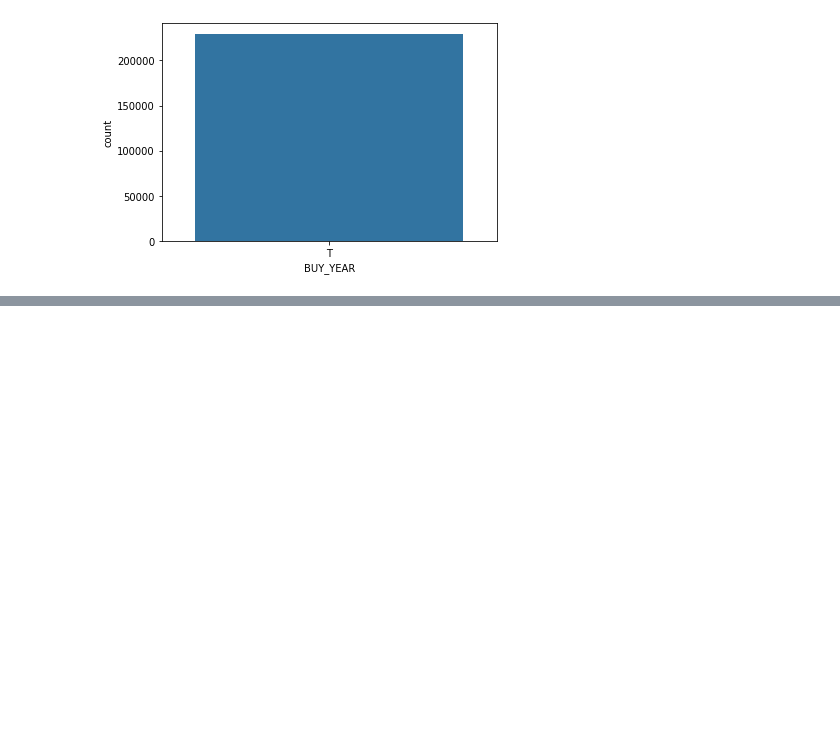
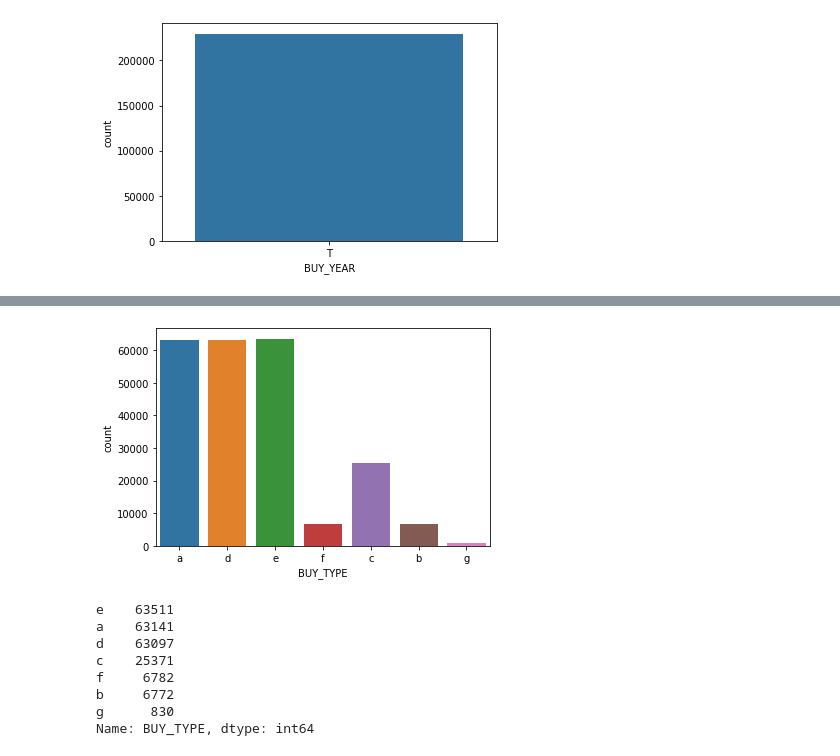
Before and after one commit to YoyoHuang1991/Python005-01, a Jupyter notebook: data_analytics/cathy20210213.ipynb, the cells around one changed output, grey strips where cells are left out. Saved outputs shown, nothing was run; the diff lists cells and outputs as text; code cells hidden in the pictures; blank space fills up the shorter version.

```diff
--- a/data_analytics/cathy20210213.ipynb
+++ b/data_analytics/cathy20210213.ipynb
@@ -211,0 +246,14 @@ plt.show()
+# %%
+sns.countplot(train_buy_data['BUY_TYPE'],label="Count")
+plt.show()
+train_buy_data['BUY_TYPE'].value_counts()
+# %% [output]
+[figure, added]
+e    63511
+a    63141
+d    63097
+c    25371
+f     6782
+b     6772
+g      830
+Name: BUY_TYPE, dtype: int64
```
Also changed, not shown: parts of 21 cells of this notebook, 50 other files.
